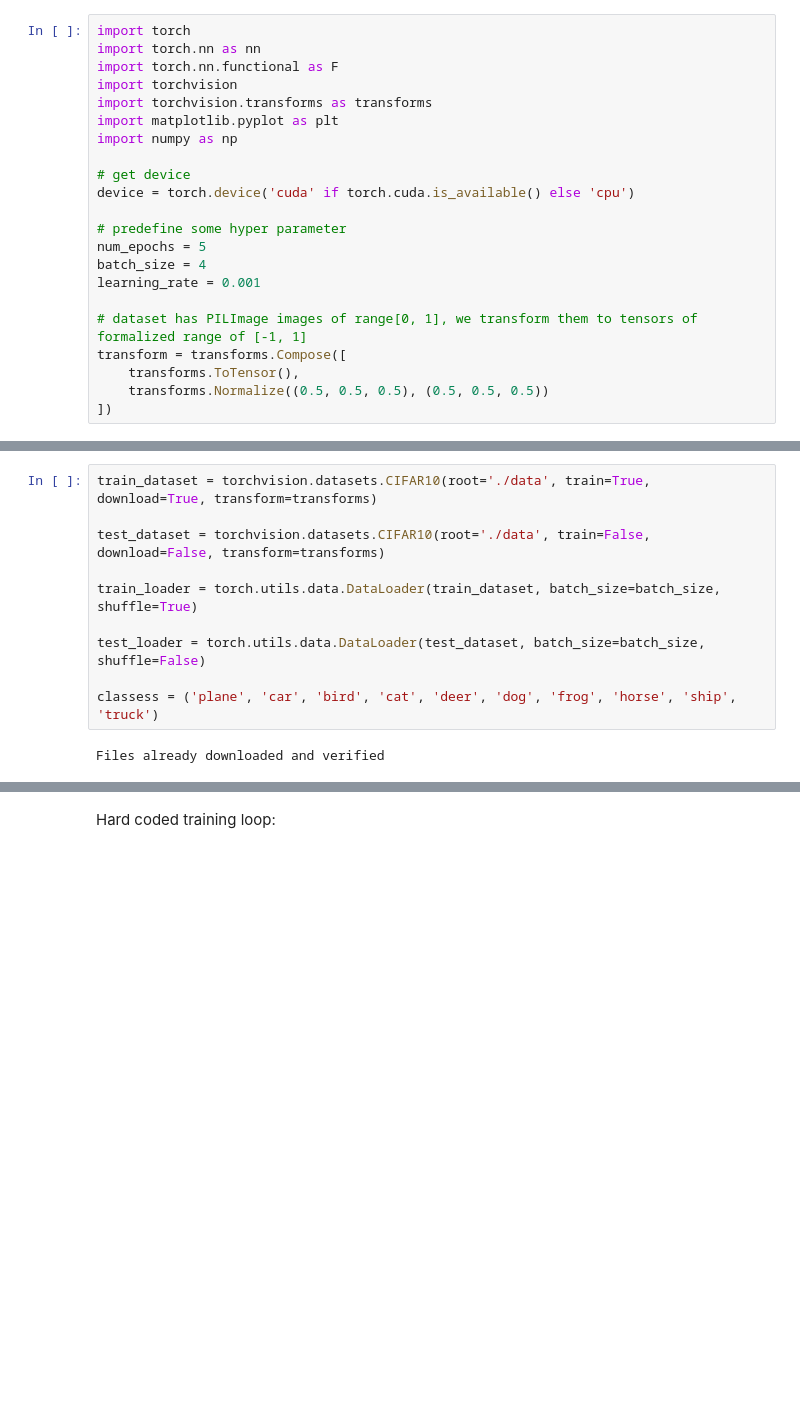
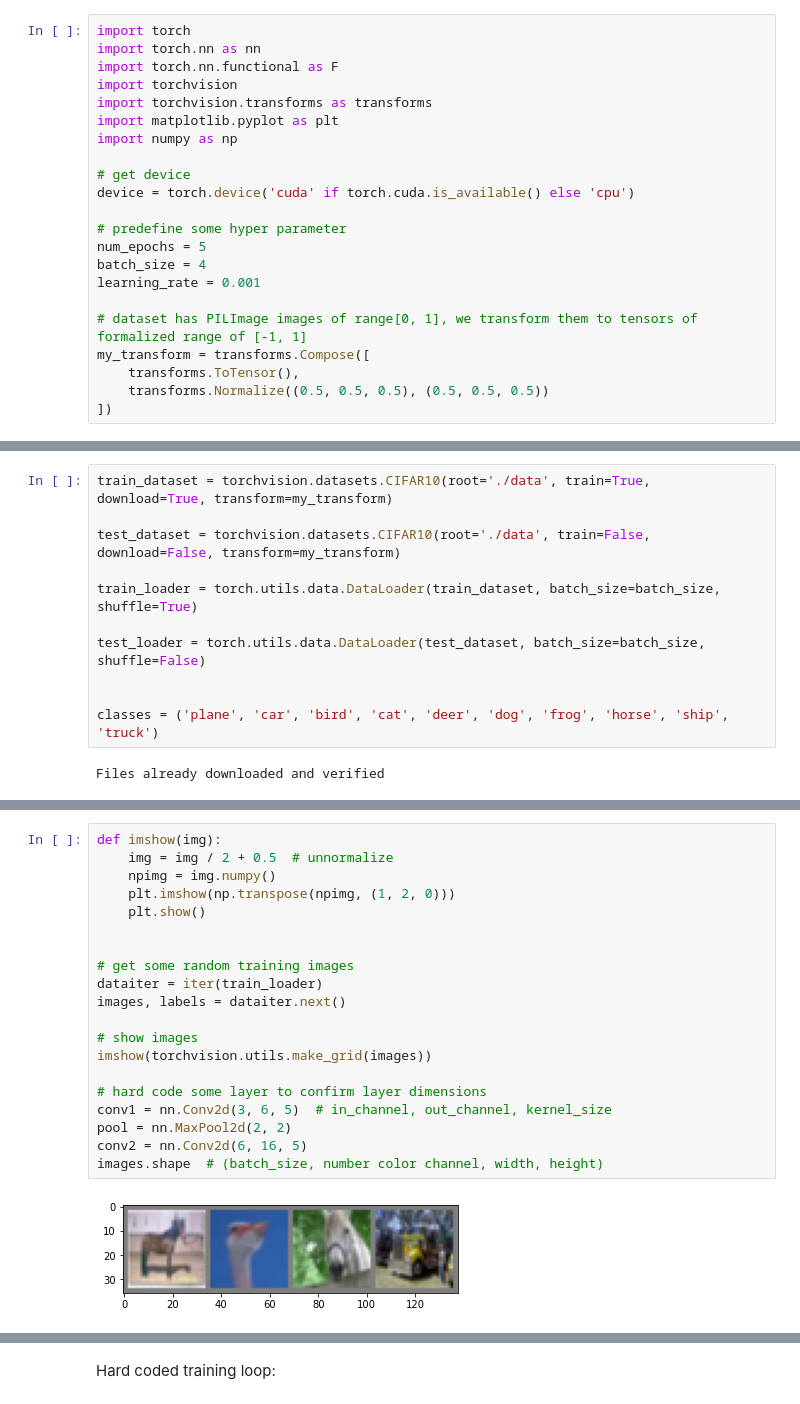
Before and after one commit to nlscng/solid-happiness, a Jupyter notebook: 14_convolution_neural_net.ipynb, the cells around one changed output, grey strips where cells are left out. Saved outputs shown, nothing was run; the diff lists cells and outputs as text; blank space fills up the shorter version.

Commit message:
14, conv net, finished up implementation.

```diff
--- a/14_convolution_neural_net.ipynb
+++ b/14_convolution_neural_net.ipynb
@@ -20,7 +20,7 @@ batch_size = 4
 learning_rate = 0.001
 
 # dataset has PILImage images of range[0, 1], we transform them to tensors of formalized range of [-1, 1]
-transform = transforms.Compose([
+my_transform = transforms.Compose([
     transforms.ToTensor(),
     transforms.Normalize((0.5, 0.5, 0.5), (0.5, 0.5, 0.5))
 ])
@@ -31,14 +31,15 @@ Not sure why we are normalizing to mean and std of 0.5, instead of 0; need to in
 # %% [markdown]
 Now we get some data.
 # %%
-train_dataset = torchvision.datasets.CIFAR10(root='./data', train=True, download=True, transform=transforms)
+train_dataset = torchvision.datasets.CIFAR10(root='./data', train=True, download=True, transform=my_transform)
 
-test_dataset = torchvision.datasets.CIFAR10(root='./data', train=False, download=False, transform=transforms)
+test_dataset = torchvision.datasets.CIFAR10(root='./data', train=False, download=False, transform=my_transform)
 
 train_loader = torch.utils.data.DataLoader(train_dataset, batch_size=batch_size, shuffle=True)
 
 test_loader = torch.utils.data.DataLoader(test_dataset, batch_size=batch_size, shuffle=False)
 
-classess = ('plane', 'car', 'bird', 'cat', 'deer', 'dog', 'frog', 'horse', 'ship', 'truck')
+
+classes = ('plane', 'car', 'bird', 'cat', 'deer', 'dog', 'frog', 'horse', 'ship', 'truck')
 # %% [output]
 Files already downloaded and verified
@@ -59,0 +56,22 @@ ModuleAttributeError: 'ConvNet' object has no attribute '_modules'
+# %%
+def imshow(img):
+    img = img / 2 + 0.5  # unnormalize
+    npimg = img.numpy()
+    plt.imshow(np.transpose(npimg, (1, 2, 0)))
+    plt.show()
+
+
+# get some random training images
+dataiter = iter(train_loader)
+images, labels = dataiter.next()
+
+# show images
+imshow(torchvision.utils.make_grid(images))
+
+# hard code some layer to confirm layer dimensions
+conv1 = nn.Conv2d(3, 6, 5)  # in_channel, out_channel, kernel_size
+pool = nn.MaxPool2d(2, 2)
+conv2 = nn.Conv2d(6, 16, 5)
+images.shape  # (batch_size, number color channel, width, height)
+# %% [output]
+[figure, added]
```
Also changed, not shown: parts of 10 cells of this notebook.
